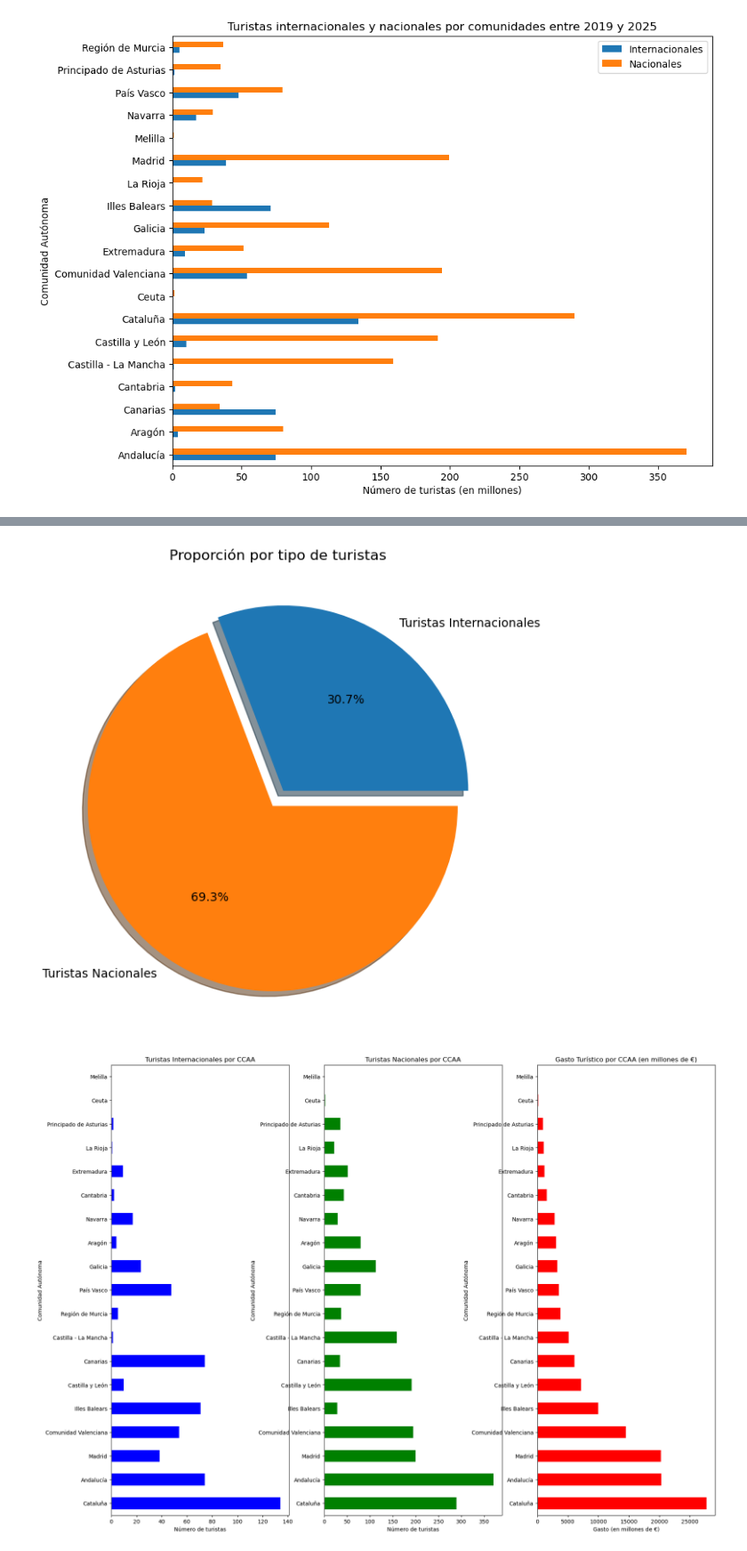
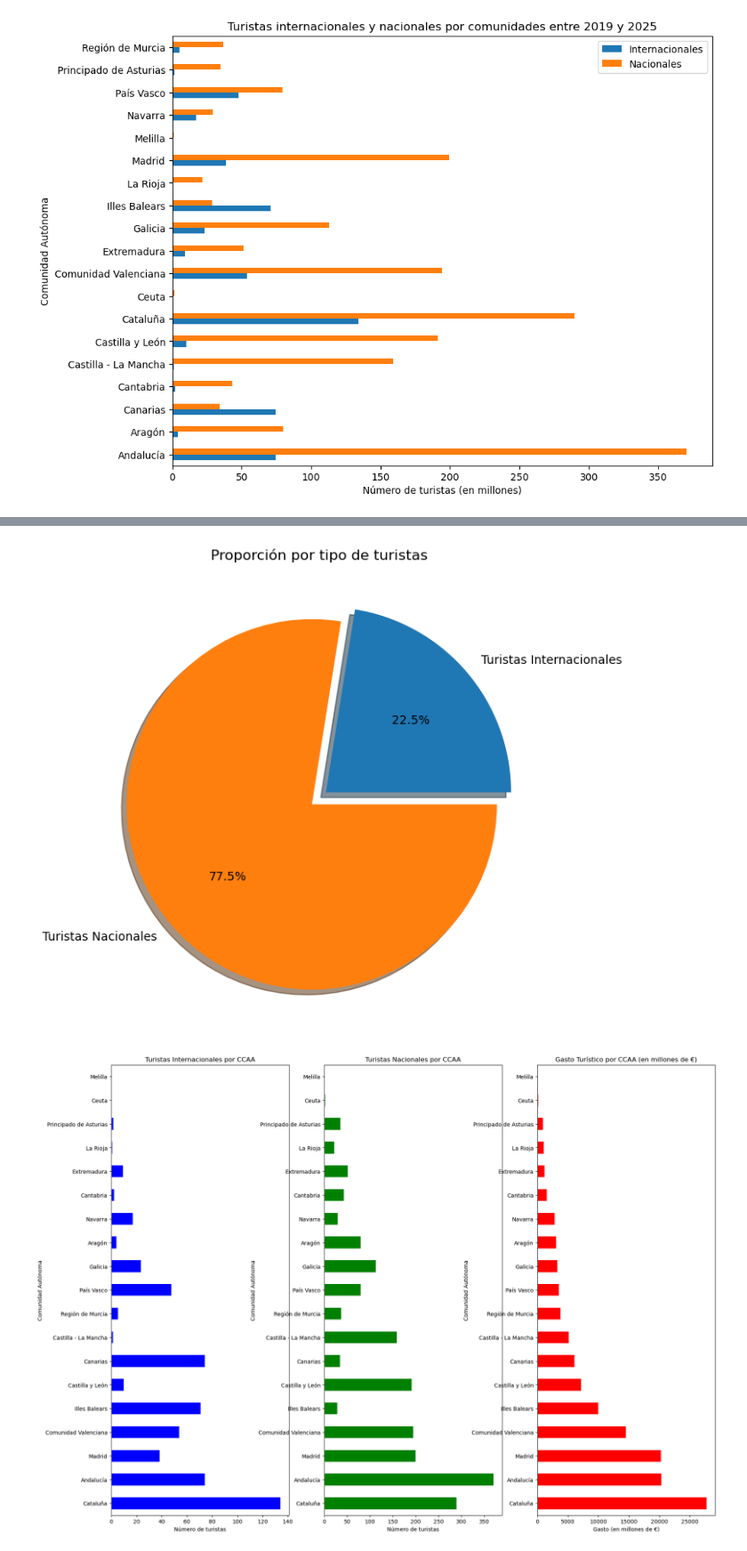
Before and after one commit to lorenabao/ETL_Turismo, a Jupyter notebook: 04_Visualization.ipynb, the cells around one changed output, grey strips where cells are left out. Shown at 89% size. Cells and saved outputs as stored; diff of their text form; code cells hidden in the pictures.

Commit message:
Guardar cambios que había borrado sin querer en visualizacion y storytelling

```diff
--- a/04_Visualization.ipynb
+++ b/04_Visualization.ipynb
@@ -102,0 +86,14 @@ plt.show()
+# %%
+turistas_ccaa['Turistas_Totales'] = turistas_ccaa['Turistas_Internacionales'] + turistas_ccaa['Turistas_Nacionales']
+ccaa_top5 = turistas_ccaa.sort_values(by='Turistas_Totales', ascending=False).head(5)
+
+ccaa_top5[['Turistas_Internacionales', 'Turistas_Nacionales']].plot(
+    kind='bar',
+    figsize=(10,6),
+    title="Top 5 Comunidades según número de turistas (ordenadas)",
+    ylabel="Número de turistas (en millones)",
+    xlabel="Comunidad Autónoma")
+
+plt.legend(["Internacionales", "Nacionales"])
+plt.savefig("grafico1.png", dpi=155)    # GUARDAR GRÁFICO PARA LA PARTE 5
+plt.show()
@@ -103,19 +102,19 @@ plt.show()
 # %%
 # DATOS TOTALES DE TURISMO POR TIPO DE TURISTAS EN GRÁFICO DE PASTEL
 # %%
-total_turistas = ccaa_top5[["Turistas_Internacionales", "Turistas_Nacionales"]].sum()
+total_turistas = turistas_ccaa[["Turistas_Internacionales", "Turistas_Nacionales"]].sum()
 total_turistas.plot.pie(
     shadow=True,
     labels=["Turistas Internacionales", "Turistas Nacionales"],
     autopct="%1.1f%%",
     explode=[0.05, 0.05],
     figsize=(7,7))
 
 plt.title("Proporción por tipo de turistas")
-plt.savefig("grafico2.png", dpi=155)   # GUARDAR GRÁFICO PARA LA PARTE 5
+plt.savefig("grafico2.png", dpi=160)   # GUARDAR GRÁFICO PARA LA PARTE 5
 plt.show()
 # %% [output]
-[figure, old version]
+[figure, new version]
 # %%
 # GRÁFICO DE SUBPLOT PARA VER LAS 3 VARIABLES CON LAS QUE ESTAMOS TRABAJANDO ENTRE 2019 y 2025
 # %%
```
Also changed, not shown: parts of 2 cells of this notebook, 4 other files.
